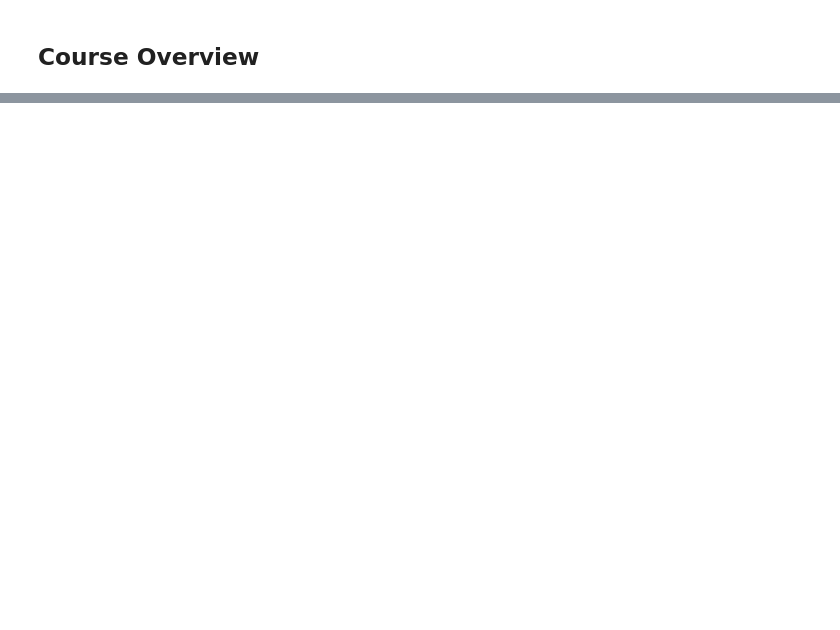
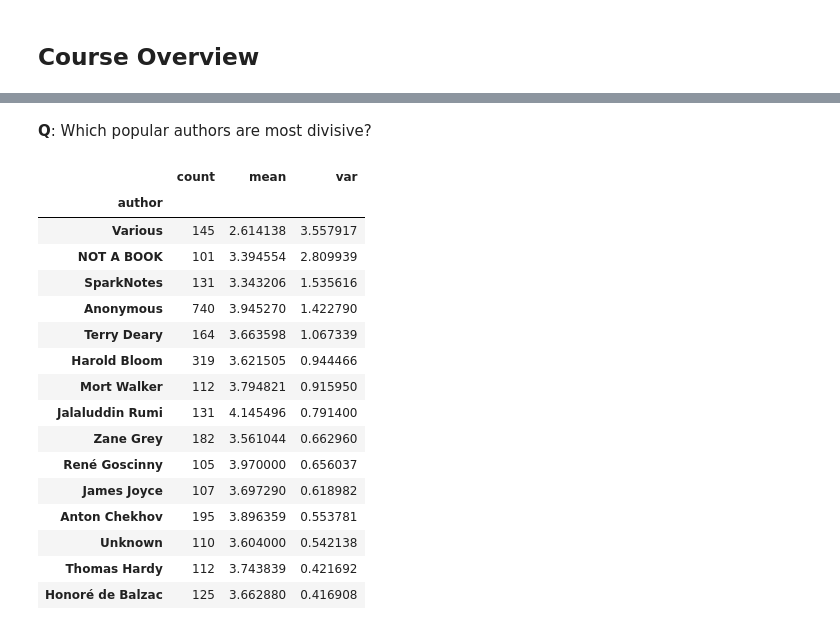
Before and after one commit to organisciak/Scripting-Course, a Jupyter notebook: slides/01-introduction.ipynb, the cells around one changed output, grey strips where cells are left out. Drawn from its saved outputs; the diff is of its cells as text; code cells hidden in the pictures; blank space fills up the shorter version.

```diff
--- a/slides/01-introduction.ipynb
+++ b/slides/01-introduction.ipynb
@@ -91,0 +402,4 @@ Add wide versus long data to syllabus
+# %%
+import sqlite3
+conn = sqlite3.connect('../data/week1-example.db')
+conn
@@ -91,0 +496,3 @@ Add wide versus long data to syllabus
+# %%
+data = pd.read_sql("SELECT * FROM goodreads", conn)
+data.head()
@@ -91,0 +530,3 @@ Add wide versus long data to syllabus
+# %%
+authors = data.groupby('author').rating.aggregate(['count', 'mean', 'var'])
+authors.head(3)
@@ -91,0 +541,3 @@ Add wide versus long data to syllabus
+# %%
+popular = authors.query('count > 100')
+print("We now have", len(popular), "authors")
@@ -91,0 +570,22 @@ Add wide versus long data to syllabus
+# %% [markdown]
+**Q**: Which popular authors are most divisive?
+# %%
+popular.sort_values('var', ascending=False).head(15)
+# %% [output]
+|  | count | mean | var |
+| author |  |  |  |
+| Various | 145 | 2.614138 | 3.557917 |
+| NOT A BOOK | 101 | 3.394554 | 2.809939 |
+| SparkNotes | 131 | 3.343206 | 1.535616 |
+| Anonymous | 740 | 3.945270 | 1.422790 |
+| Terry Deary | 164 | 3.663598 | 1.067339 |
+| Harold Bloom | 319 | 3.621505 | 0.944466 |
+| Mort Walker | 112 | 3.794821 | 0.915950 |
+| Jalaluddin Rumi | 131 | 4.145496 | 0.791400 |
+| Zane Grey | 182 | 3.561044 | 0.662960 |
+| René Goscinny | 105 | 3.970000 | 0.656037 |
+| James Joyce | 107 | 3.697290 | 0.618982 |
+| Anton Chekhov | 195 | 3.896359 | 0.553781 |
+| Unknown | 110 | 3.604000 | 0.542138 |
+| Thomas Hardy | 112 | 3.743839 | 0.421692 |
+| Honoré de Balzac | 125 | 3.662880 | 0.416908 |
```
Also changed, not shown: parts of 128 cells of this notebook, 22 other files.
